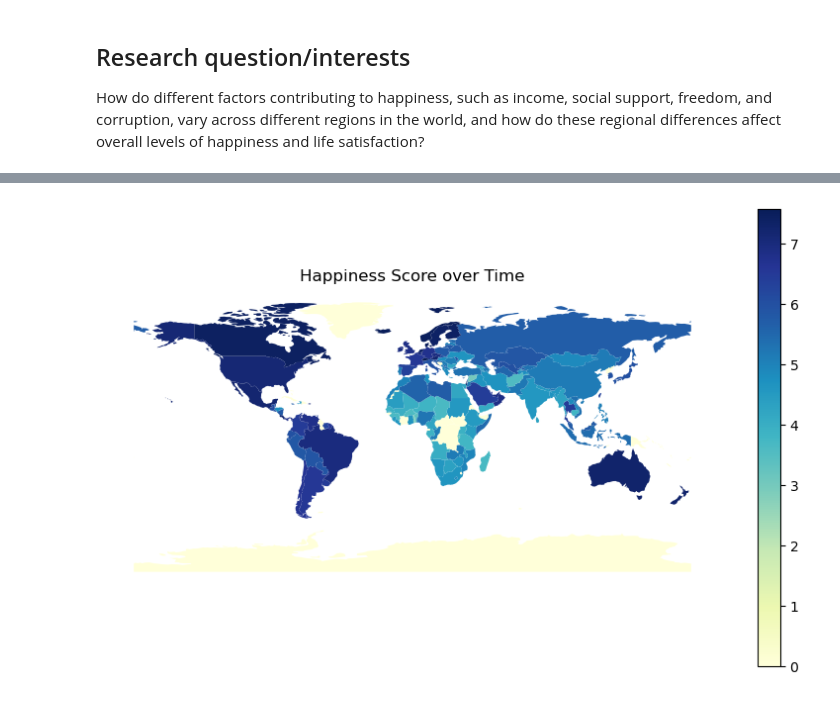
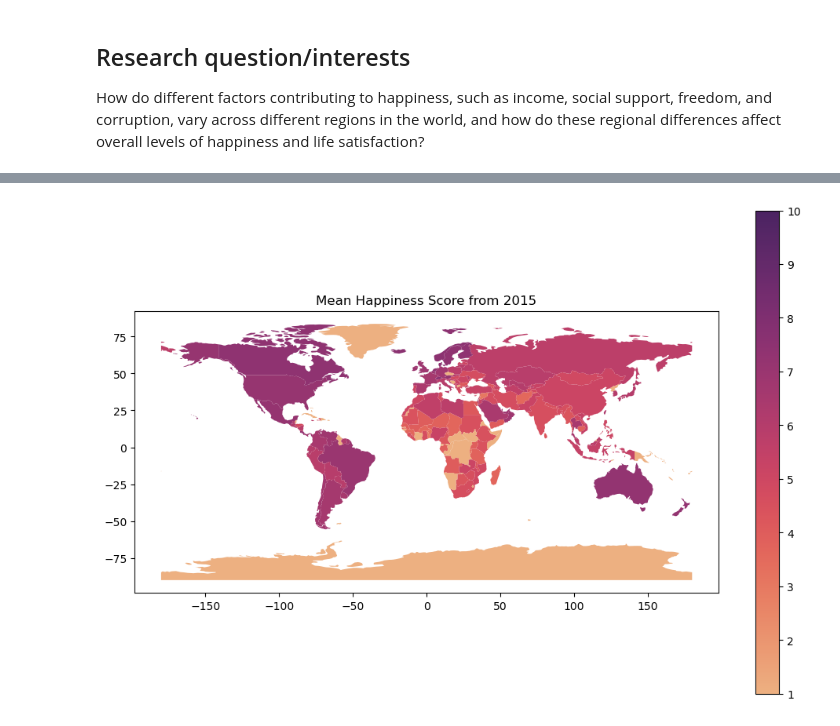
Before and after one commit to ubco-W2022T2-data301/project-group-group100, a Jupyter notebook: analysis/analysis2.ipynb, the cells around one changed output, grey strips where cells are left out. Saved outputs shown, nothing was run; the diff lists cells and outputs as text; code cells hidden in the pictures.

```diff
--- a/analysis/analysis2.ipynb
+++ b/analysis/analysis2.ipynb
@@ -101,38 +116,26 @@ plt.show()
-# %%
-
-# Load the world map data
-world = gpd.read_file(gpd.datasets.get_path('naturalearth_lowres'))
-
-# Load the happiness data
-data = DataAllYears
-
-#had to change the country name
-data['Country'] = data['Country'].replace('United States', 'United States of America')
-
-# Convert the year column to a datetime object
-data['Year'] = pd.to_datetime(data['Year'], format='%Y')
-
-# Group the data by year and country and get the mean happiness score
-data_grouped = data.groupby(['Year', 'Country'])['Happiness Score'].mean().reset_index()
-
-# Create a GeoDataFrame with the mean happiness scores for each country
-world_data = gpd.GeoDataFrame()
-world_data['geometry'] = world['geometry']
-world_data['name'] = world['name']
-world_data['Happiness Score'] = 0
-for i in range(len(world_data)):
-    name = world_data.loc[i, 'name']
-    year = data_grouped.loc[data_grouped['Country'] == name, 'Year']
-    score = data_grouped.loc[data_grouped['Country'] == name, 'Happiness Score']
-    if not score.empty:
-        index = world_data.index[world_data['name'] == name].tolist()[0]
-        world_data.loc[index, 'Happiness Score'] = score.iloc[0]
-
-# Create the time series map
-fig, ax = plt.subplots(figsize=(10, 6))
-world_data.plot(column='Happiness Score', cmap='YlGnBu', legend = True, linewidth=0.8, ax=ax)
-plt.axis('off')
-plt.title('Happiness Score over Time')
-plt.show()
-# %% [output]
-[figure, removed]
+# %%
+# Load the world map data
+world = gpd.read_file(gpd.datasets.get_path('naturalearth_lowres'))
+
+# Convert the projection of the world map to WGS84
+world = world.to_crs(epsg=4326)
+data = Data2015.groupby('Country')['Happiness Score'].mean().reset_index()
+
+#had to change the country name
+data['Country'] = data['Country'].replace('United States', 'United States of America')
+
+data.rename(columns={'Country': 'name'}, inplace=True)
+world_data['Happiness Score'] = world_data['Happiness Score'].map(data.set_index('name')['Happiness Score'])
+
+# Merge the Happiness data with the world map data
+world_data = world.merge(data, on='name', how='left')
+
+world_data['Happiness Score'].fillna(0, inplace=True)
+
+# Create the heatmap on the world map
+fig, ax = plt.subplots(figsize=(12, 8))
+world_data.plot(column='Happiness Score', cmap='flare', legend=True, ax=ax, vmin=1, vmax=10)
+ax.set_title('Mean Happiness Score from 2015')
+plt.show()
+# %% [output]
+[figure, added]
```
Also changed, not shown: parts of 6 cells of this notebook, 1 other file.
